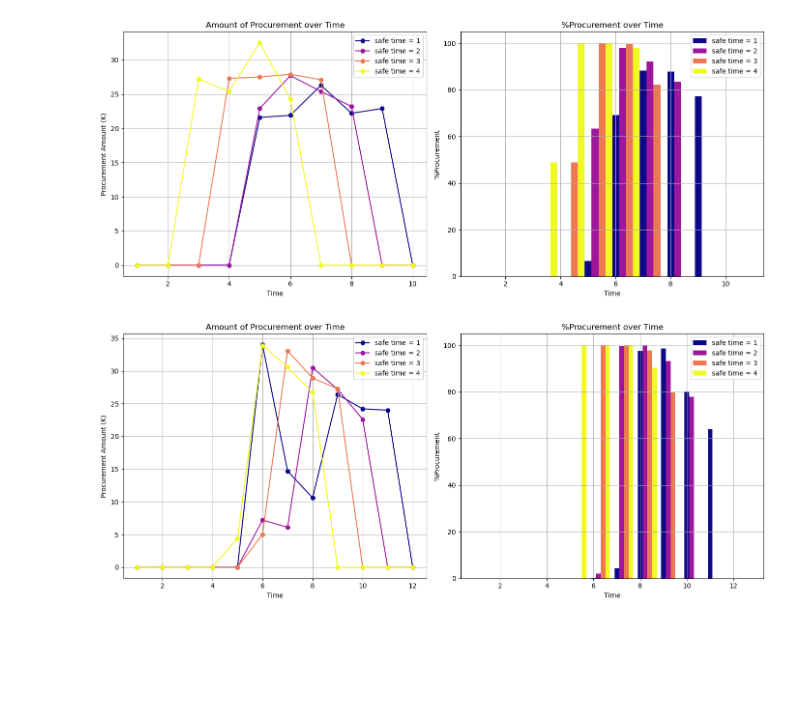
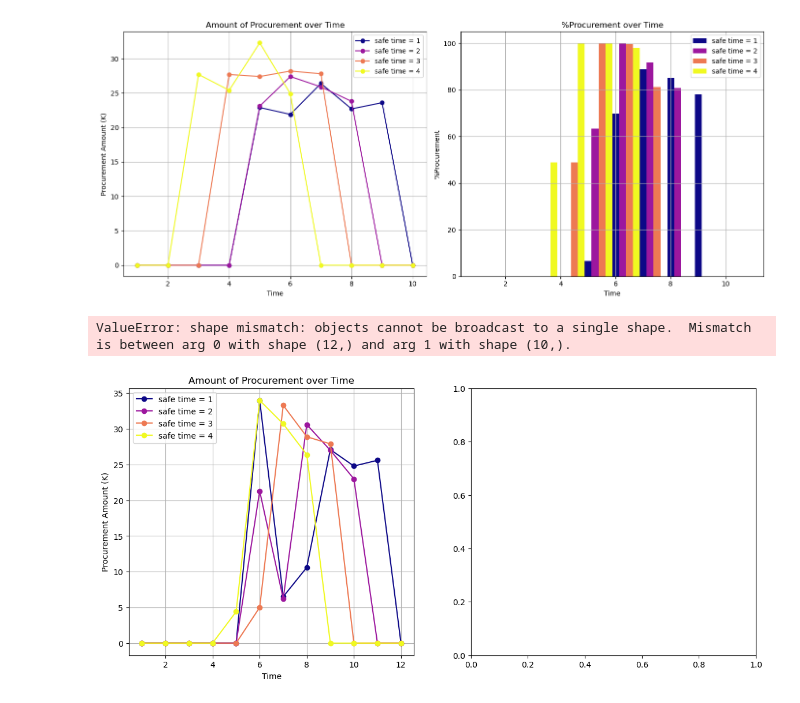
Before and after one commit to songmath-thunderain/msp_models_for_adaptive_disaster_relief_logistics_planning, a Jupyter notebook: Python/output/case-study/table-and-figure/Figure-case-SA-flowcapacity-KPI.ipynb, the cells around one changed output. Drawn from its saved outputs; the diff is of its cells as text; code cells hidden in the pictures; blank space fills up the shorter version.

```diff
--- a/Python/output/case-study/table-and-figure/Figure-case-SA-flowcapacity-KPI.ipynb
+++ b/Python/output/case-study/table-and-figure/Figure-case-SA-flowcapacity-KPI.ipynb
@@ -288,17 +270,17 @@ flow_capacity = [1, 2, 3, 4]
 time = np.arange(1, 11)
 
 percent_go = {
-    1: [0.0, 0.0, 0.0, 0.0, 6.5, 69.3, 88.3, 87.8, 77.2, 0.0],
-    2: [0.0, 0.0, 0.0, 0.0, 63.3, 98.0, 92.2, 83.5, 0.0, 0.0],
-    3: [0.0, 0.0, 0.0, 48.9, 100.0, 99.6, 82.2, 0.0, 0.0, 0.0],
+    1: [0.0, 0.0, 0.0, 0.0, 6.5, 69.9, 88.9, 85.2, 78.2, 0.0],
+    2: [0.0, 0.0, 0.0, 0.0, 63.3, 100.0, 91.7, 80.8, 0.0, 0.0],
+    3: [0.0, 0.0, 0.0, 48.9, 100.0, 99.6, 81.3, 0.0, 0.0, 0.0],
     4: [0.0, 0.0, 48.9, 100.0, 100.0, 98.0, 0.0, 0.0, 0.0, 0.0]
 }
 
 fval = {
-    1: [0.0, 0.0, 0.0, 0.0, 21.6, 21.9, 26.3, 22.2, 22.9, 0.0],
-    2: [0.0, 0.0, 0.0, 0.0, 22.9, 27.7, 25.4, 23.2, 0.0, 0.0],
-    3: [0.0, 0.0, 0.0, 27.3, 27.5, 27.9, 27.1, 0.0, 0.0, 0.0],
-    4: [0.0, 0.0, 27.2, 25.4, 32.5, 24.3, 0.0, 0.0, 0.0, 0.0]
+    1: [0.0, 0.0, 0.0, 0.0, 22.9, 21.9, 26.4, 22.7, 23.6, 0.0],
+    2: [0.0, 0.0, 0.0, 0.0, 23.1, 27.4, 25.9, 23.8, 0.0, 0.0],
+    3: [0.0, 0.0, 0.0, 27.7, 27.4, 28.2, 27.8, 0.0, 0.0, 0.0],
+    4: [0.0, 0.0, 27.7, 25.4, 32.3, 24.9, 0.0, 0.0, 0.0, 0.0]
 }
 
 # Colormap
@@ -330,53 +312,54 @@ plt.grid(True)
 plt.tight_layout()
 plt.show()
 # %% [output]
-[figure, old version]
+[figure, new version]
 # %%
 # Data
 flow_capacity = [1, 2, 3, 4]
 time = np.arange(1, 13)
 
-percent_go = {
-    1: [0.0, 0.0, 0.0, 0.0, 0.0, 0.2, 4.4, 97.7, 98.6, 80.2, 64.0, 0.0],
-    2: [0.0, 0.0, 0.0, 0.0, 0.0, 2.0, 99.7, 99.8, 93.2, 78.0, 0.0, 0.0],
-    3: [0.0, 0.0, 0.0, 0.0, 0.0, 100.0, 100.0, 97.9, 80.0, 0.0, 0.0, 0.0],
-    4: [0.0, 0.0, 0.0, 0.0, 100.0, 100.0, 100.0, 90.4, 0.0, 0.0, 0.0, 0.0]
+percent = {
+    1: [0.0, 0.0, 0.0, 0.0, 0.0, 0.2, 17.4, 95.0, 96.8, 78.2, 62.3, 0.0],
+    2: [0.0, 0.0, 0.0, 0.0, 0.0, 2.0, 99.7, 99.8, 93.2, 80.5, 0.0, 0.0],
+    3: [0.0, 0.0, 0.0, 0.0, 0.0, 100.0, 100.0, 99.3, 79.5, 0.0, 0.0, 0.0],
+    4: [0.0, 0.0, 0.0, 0.0, 100.0, 100.0, 100.0, 92.7, 0.0, 0.0, 0.0, 0.0]
 }
 
 fval = {
-    1: [0.0, 0.0, 0.0, 0.0, 0.0, 34.0, 14.7, 10.6, 26.4, 24.2, 24.0, 0.0],
-    2: [0.0, 0.0, 0.0, 0.0, 0.0, 7.2, 6.1, 30.5, 27.2, 22.6, 0.0, 0.0],
-    3: [0.0, 0.0, 0.0, 0.0, 0.0, 5.0, 33.1, 28.9, 27.3, 0.0, 0.0, 0.0],
-    4: [0.0, 0.0, 0.0, 0.0, 4.4, 33.9, 30.6, 26.7, 0.0, 0.0, 0.0, 0.0]
+    1: [0.0, 0.0, 0.0, 0.0, 0.0, 34.0, 6.5, 10.6, 27.1, 24.8, 25.6, 0.0],
+    2: [0.0, 0.0, 0.0, 0.0, 0.0, 21.3, 6.2, 30.6, 27.0, 23.0, 0.0, 0.0],
+    3: [0.0, 0.0, 0.0, 0.0, 0.0, 5.0, 33.3, 28.9, 27.9, 0.0, 0.0, 0.0],
+    4: [0.0, 0.0, 0.0, 0.0, 4.4, 34.0, 30.7, 26.4, 0.0, 0.0, 0.0, 0.0]
 }
 
 # Colormap
 cmap = cm.get_cmap('plasma', len(flow_capacity))
 colors = [cmap(i / (len(flow_capacity) - 1)) for i in range(len(flow_capacity))]
 
 # Plot fval
 plt.figure(figsize=(14, 6))
 plt.subplot(1, 2, 1)
 for i, fc in enumerate(flow_capacity):
     plt.plot(time, fval[fc], marker='o', color=colors[i], label=f'safe time = {fc}')
 plt.xlabel('Time')
 plt.ylabel('Procurement Amount (K)')
 plt.title('Amount of Procurement over Time')
 plt.legend()
 plt.grid(True)
 
 # Plot percent_go
 plt.subplot(1, 2, 2)
 bar_width = 0.2
 for i, fc in enumerate(flow_capacity):
     plt.bar(time + i * bar_width, percent_go[fc], bar_width, color=colors[i], label=f'safe time = {fc}')
 plt.xlabel('Time')
 plt.ylabel('%Procurement')
 plt.title('%Procurement over Time')
 plt.legend()
 plt.grid(True)
 
 plt.tight_layout()
 plt.show()
 # %% [output]
+ValueError: shape mismatch: objects cannot be broadcast to a single shape.  Mismatch is between arg 0 with shape (12,) and arg 1 with shape (10,).
-[figure, old version]
+[figure, new version]
```
Also changed, not shown: parts of 6 cells of this notebook, 40 other files.
